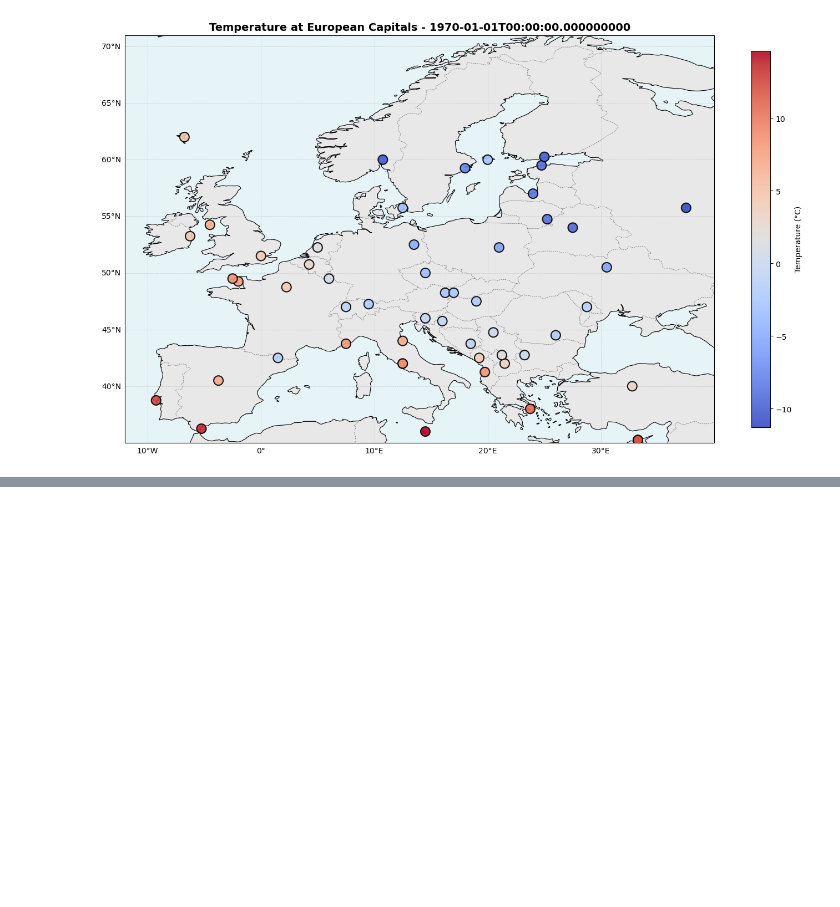
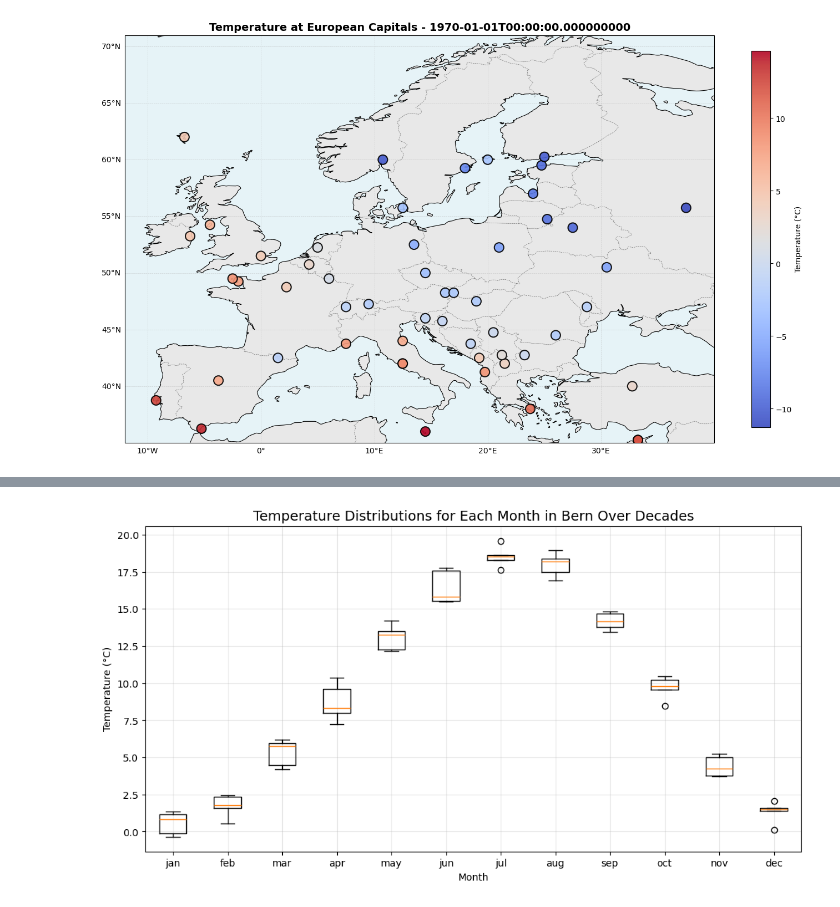
Before and after one commit to evarayHEIG/mlbd_projet, a Jupyter notebook: extract_climate_features.ipynb, the cells around one changed output, grey strips where cells are left out. Cells and saved outputs as stored; diff of their text form; code cells hidden in the pictures; blank space fills up the shorter version.

```diff
--- a/extract_climate_features.ipynb
+++ b/extract_climate_features.ipynb
@@ -233,0 +496,28 @@ For each feature, for each capital (lat,lon), do the mean on 10 years for each m
+# %%
+# Boxplots of temperature distributions for all  months in Bern over the decades
+
+t2m_data = {month: [] for month in range(1, 13)}  # Dictionary to hold data for each month
+
+for period_name in period_names:
+    df = loaded_datasets[period_name]
+    # Find the row corresponding to Bern
+    bern_row = df[(df['latitude'] == bern_lat) & (df['longitude'] == bern_lon)]
+    if not bern_row.empty:
+        for month in range(1, 13):
+            month_name = month_names[month - 1]
+            t2m_value = bern_row[f't2m_{month_name}'].values[0]
+            t2m_data[month].append(t2m_value - 273.15)  # Convert from Kelvin to Celsius
+    else:
+        for month in range(1, 13):
+            t2m_data[month].append(np.nan)
+# Prepare data for boxplot
+boxplot_data = [t2m_data[month] for month in range(1, 13)]
+plt.figure(figsize=(12, 6))
+plt.boxplot(boxplot_data, tick_labels=month_names)
+plt.title('Temperature Distributions for Each Month in Bern Over Decades', fontsize=14)
+plt.xlabel('Month')
+plt.ylabel('Temperature (°C)')
+plt.grid(True, alpha=0.3)
+plt.show()
+# %% [output]
+[figure, added]
```
Also changed, not shown: parts of 18 cells of this notebook, 6 other files.
